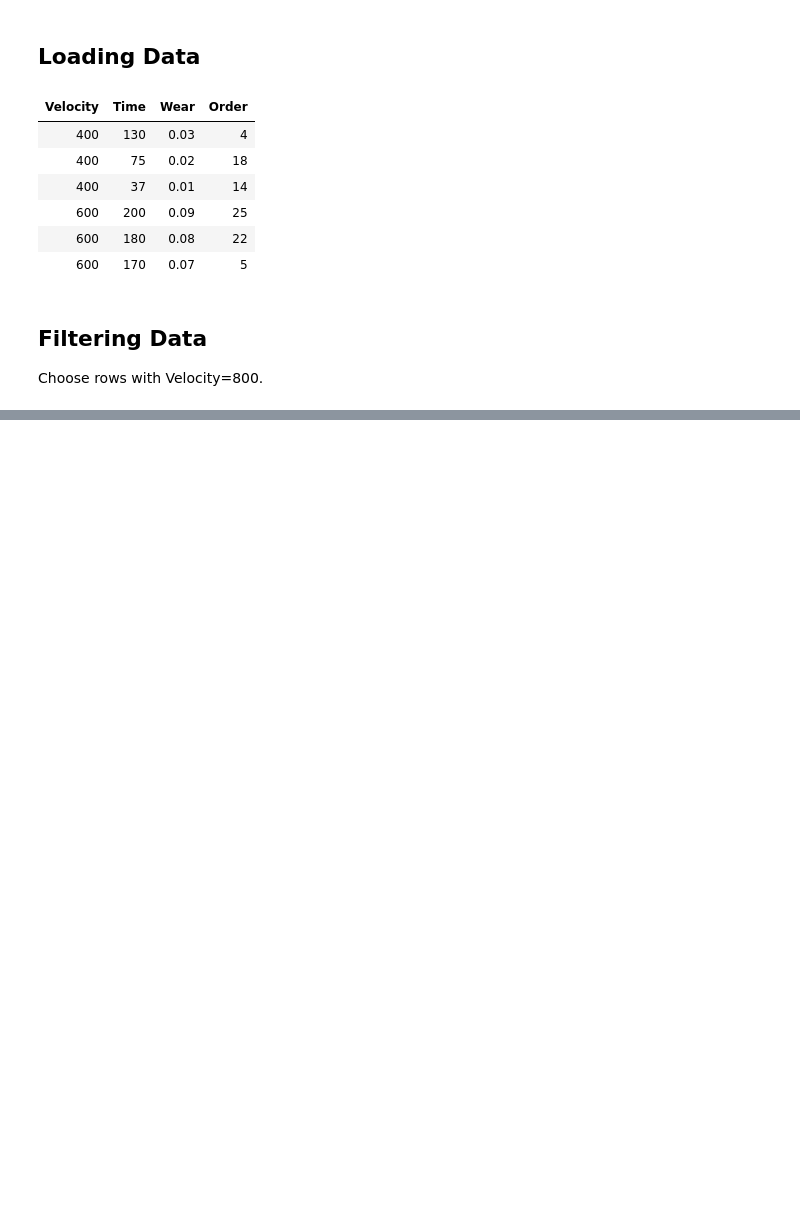
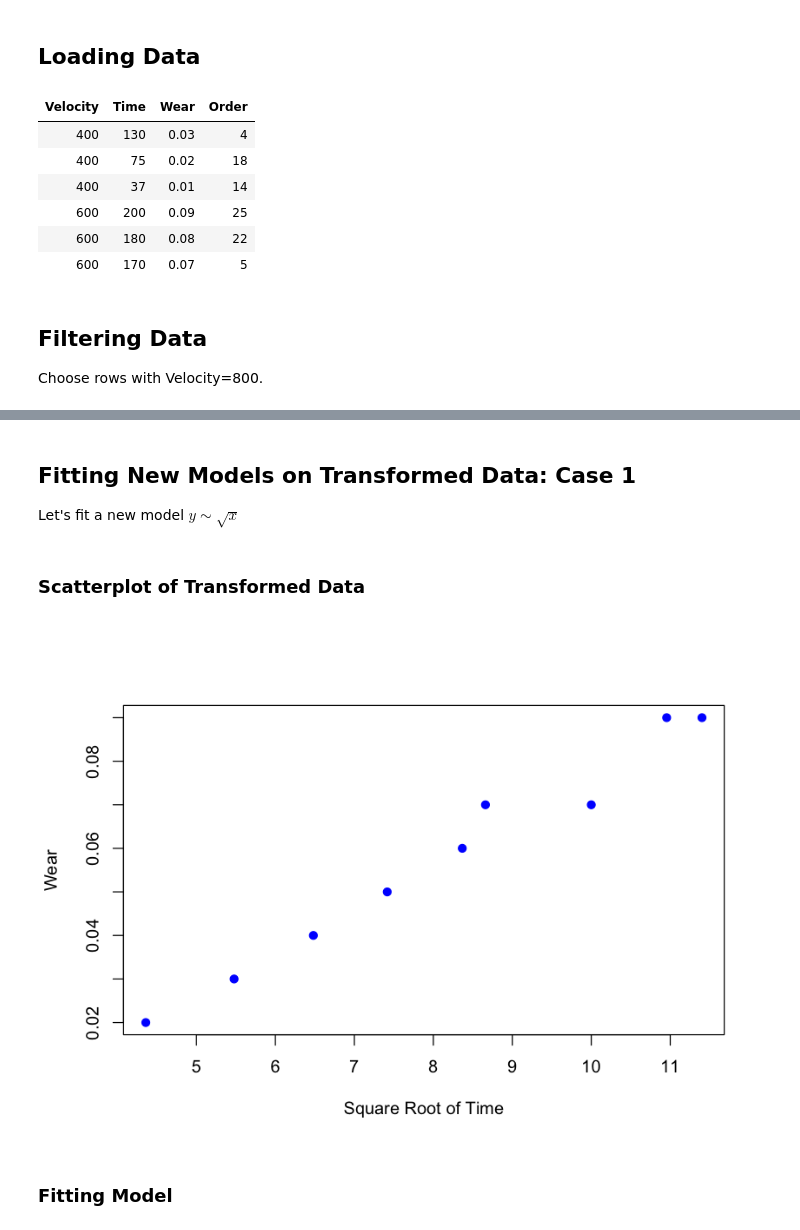
Before and after one commit to trankhanhtk/Statistics-with-R, a Jupyter notebook: Simple_Leanear_Regression.ipynb, the cells around one changed output, grey strips where cells are left out. Drawn from its saved outputs; the diff is of its cells as text; code cells hidden in the pictures; blank space fills up the shorter version.

```diff
--- a/Simple_Leanear_Regression.ipynb
+++ b/Simple_Leanear_Regression.ipynb
@@ -68,0 +77,11 @@ points(df_f$Time, df_f$Wear, pch=19, col='blue')
+# %% [markdown]
+## Fitting New Models on Transformed Data: Case 1
+Let's fit a new model $y \sim \sqrt{x}$
+# %% [markdown]
+### Scatterplot of Transformed Data
+# %%
+plot(sqrt(df_f$Time),  df_f$Wear, pch=19, xlab='Square Root of Time', ylab='Wear', col='blue')
+# %% [output]
+[figure, added]
+# %% [markdown]
+### Fitting Model
```
Also changed, not shown: parts of 24 cells of this notebook.
